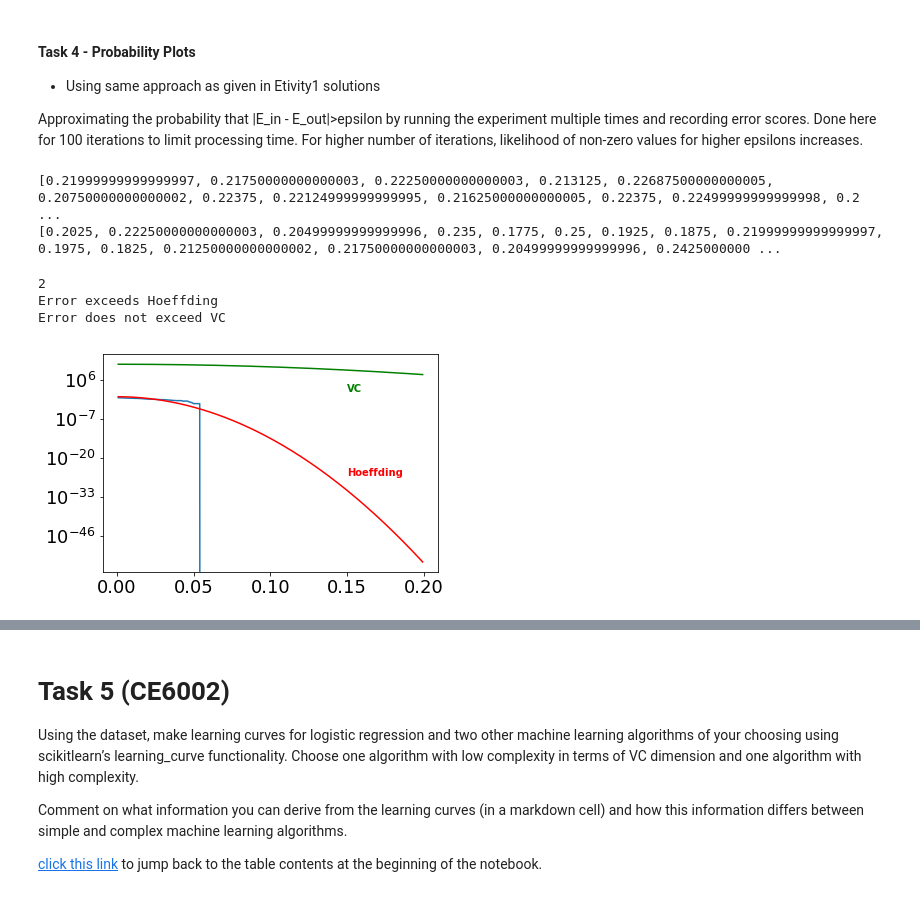
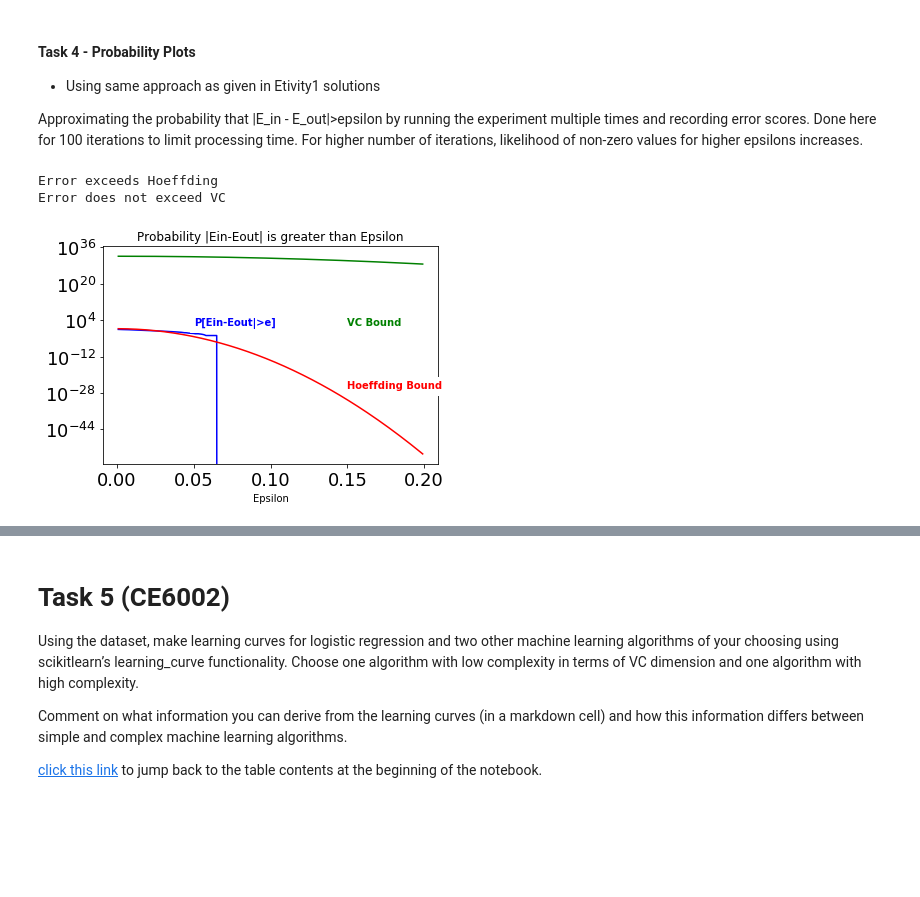
Before and after one commit to vipulpopat/MSCAI_Sem1_Etivity2, a Jupyter notebook: Etivity2_9939245.ipynb, the cells around one changed output, grey strips where cells are left out. Cells and saved outputs as stored; diff of their text form; code cells hidden in the pictures; blank space fills up the shorter version.

```diff
--- a/Etivity2_9939245.ipynb
+++ b/Etivity2_9939245.ipynb
@@ -1192,25 +1190,3 @@ print(y_test)
-# %%
-y_train_hat = logreg.predict(X_train)
-
-errors = 0
-for i in range(len(y_train)):
-    if(y_train_hat[i]!=y_train[i]):
-        errors+=1
-
-print(errors)
-print(len(y_train))
-print("Error Percentage",errors/len(y_train))
-# %%
-y_test_hat = logreg.predict(X_test)
-
-errors = 0
-for i in range(len(y_test)):
-    if(y_test_hat[i]!=y_test[i]):
-        errors+=1
-
-print(errors)
-print(len(y_test))
-print("Error Percentage",errors/len(y_test))
 # %% [markdown]
 <a id='task4_prob'></a>
 # %% [markdown]
@@ -1221,7 +1197,7 @@ Approximating the probability that |E_in - E_out|>epsilon by running the experim
 # %%
 # MPP repeats=100
 # MPP Increase repeats to 500
-repeats=100
+repeats=500
 #use 20% of data for training
 tr_size = 0.8
 error_in=[]
@@ -1249,45 +1225,40 @@ for i in range(repeats):
 
     error_in.append(etrain)
     error_out.append(etest)
-# %%
-print(error_in)
-print(error_out)
-# %% [output]
-[0.21999999999999997, 0.21750000000000003, 0.22250000000000003, 0.213125, 0.22687500000000005, 0.20750000000000002, 0.22375, 0.22124999999999995, 0.21625000000000005, 0.22375, 0.22499999999999998, 0.2 ...
-[0.2025, 0.22250000000000003, 0.20499999999999996, 0.235, 0.1775, 0.25, 0.1925, 0.1875, 0.21999999999999997, 0.1975, 0.1825, 0.21250000000000002, 0.21750000000000003, 0.20499999999999996, 0.2425000000 ...
 # %%
-#style.use('default')
-#style.use('fivethirtyeight')
+# N is equal to the number of samples in the training set
+N=len(X_train)
 
-print(X_train.shape[1])
-
-N=len(X_train)
 # VC dimension (dvc) = d+1 where d is the dimensionality of the input data
+# Use the shape of X_train to determine the dimensionality of the input features
+# Add 1 to this value to create dvc
 dvc = X_train.shape[1] + 1
 
 error_diff = abs(np.array(error_in)-np.array(error_out))
 epsilons = np.arange(0.001,0.20,0.001)
 prob_epsilon=[]
 for e in epsilons:
         prob_epsilon.append(len([1 for i in error_diff if i > e])/len(error_diff))
-plt.plot(epsilons, prob_epsilon)
+plt.plot(epsilons, prob_epsilon, 'b')
 
 hoef = [2*math.exp(-2*N*e**2) for e in epsilons]
 vc = [4*(((2*N)**dvc)+1)*math.exp(-(N/8)*e**2) for e in epsilons]
 
 print("Error exceeds Hoeffding" if max(np.array(prob_epsilon)-np.array(hoef))>0 else "Error does not exceed Hoeffding")
 print("Error exceeds VC" if max(np.array(prob_epsilon)-np.array(vc))>0 else "Error does not exceed VC")
 
+title = "Probability |Ein-Eout| is greater than Epsilon"
 plt.plot(epsilons, hoef,'r')
 plt.plot(epsilons, vc, 'g')
 plt.yscale('log')
-#plt.axhline(y = 10**-60, color = 'black', linewidth = 1.3, alpha = .7)
+plt.xlabel('Epsilon')
+plt.title(title)
 plt.tick_params(axis = 'both', which = 'major', labelsize = 18)
-plt.text(x = 0.15, y = 10**-26, s = 'Hoeffding', color = 'r', weight = 'bold', rotation = 0, backgroundcolor = '#ffffff')
-plt.text(x = 0.15, y = 10*7, s = 'VC', color = 'g', weight = 'bold', rotation = 0, backgroundcolor = '#ffffff')
+plt.text(x = 0.15, y = 10**-26, s = 'Hoeffding Bound', color = 'r', weight = 'bold', rotation = 0, backgroundcolor = '#ffffff')
+plt.text(x = 0.15, y = 10*7, s = 'VC Bound', color = 'g', weight = 'bold', rotation = 0, backgroundcolor = '#ffffff')
+plt.text(x = 0.05, y = 10*7, s = 'P[Ein-Eout|>e]', color = 'b', weight = 'bold', rotation = 0, backgroundcolor = '#ffffff')
 plt.show()
 # %% [output]
-2
 Error exceeds Hoeffding
 Error does not exceed VC
-[figure, old version]
+[figure, new version]
```
Also changed, not shown: parts of 55 cells of this notebook.
